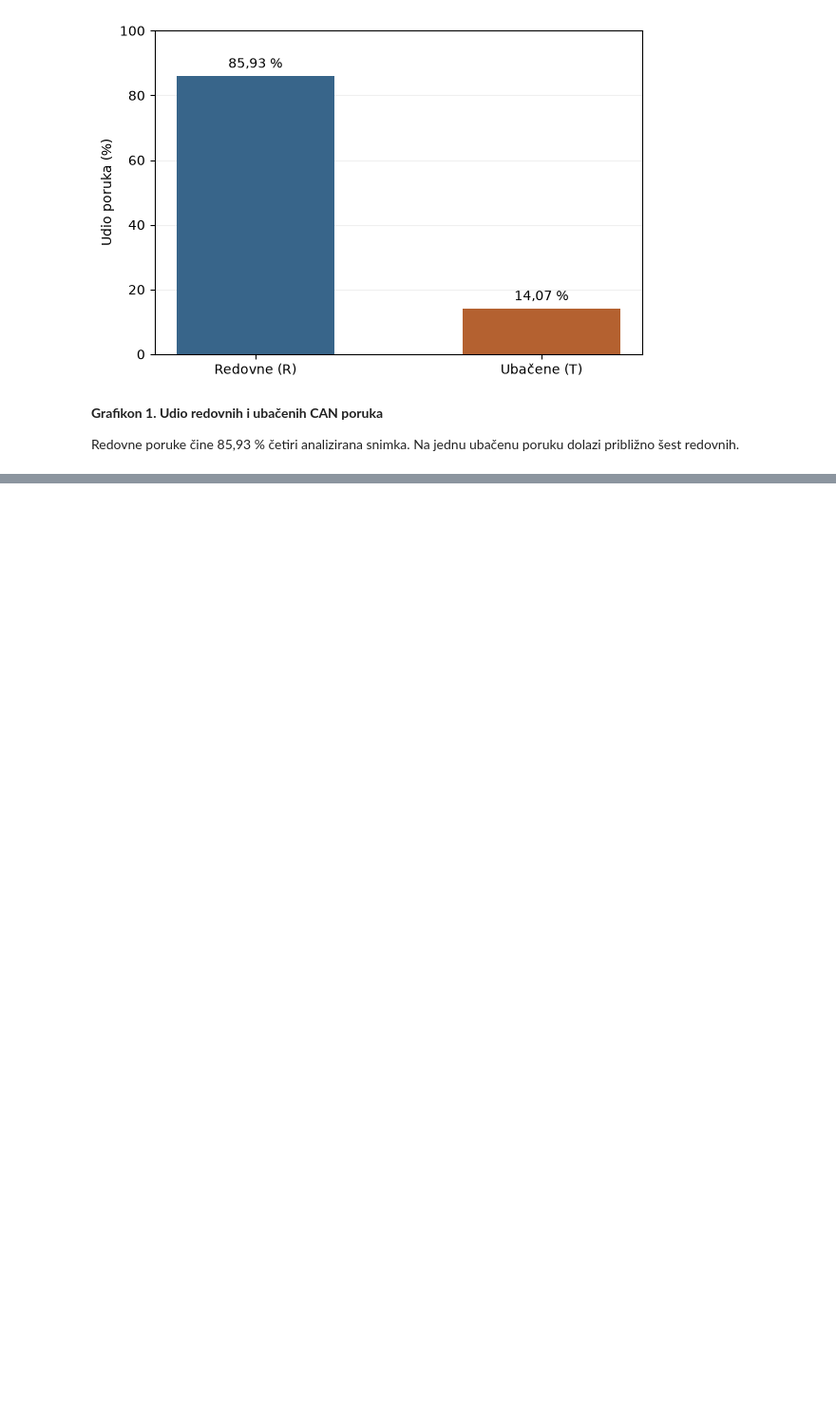
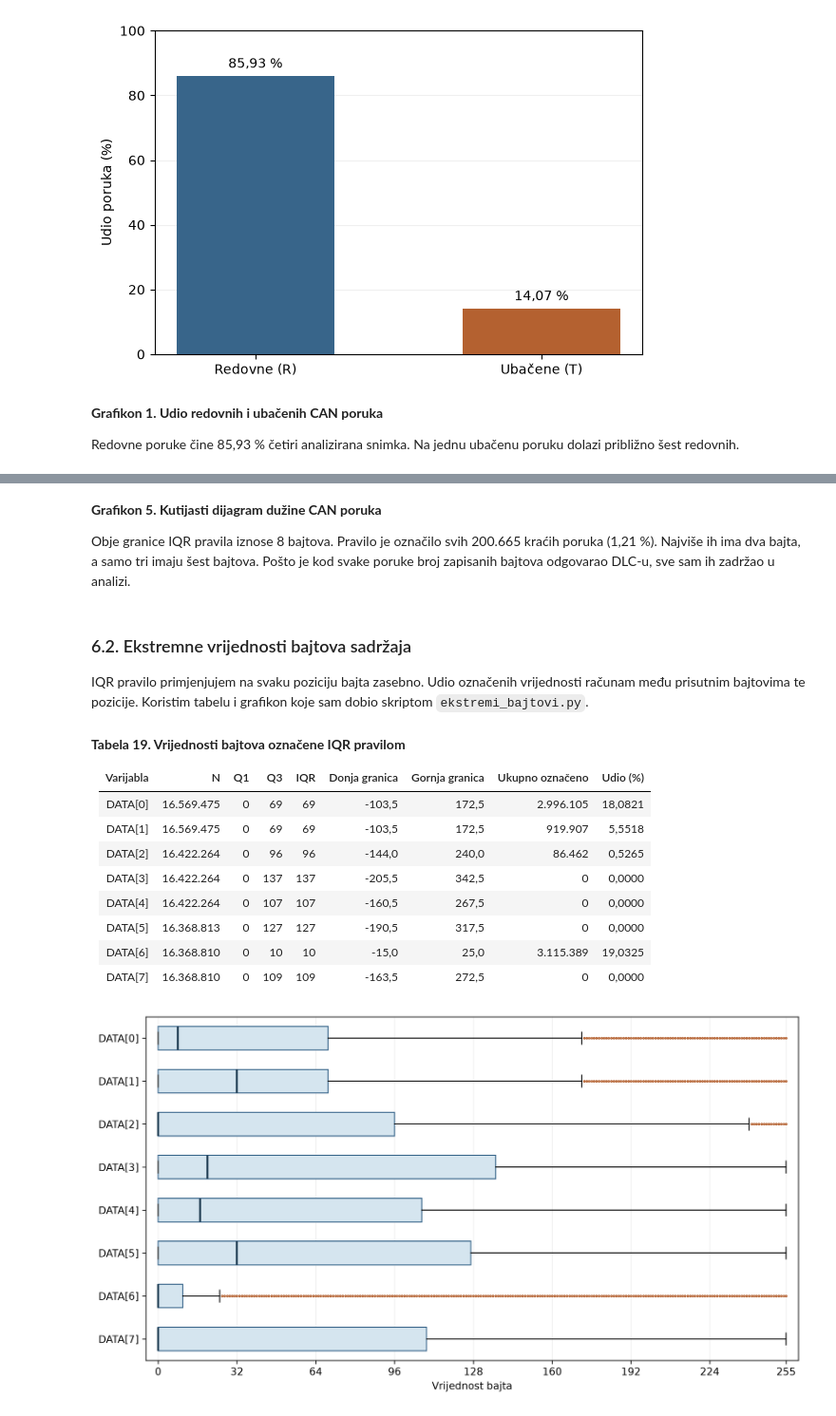
Before and after one commit to KerimOmanovic/can-attack-detection-ml, a Jupyter notebook: EDA_Car_Hacking.ipynb, the cells around one changed output, grey strips where cells are left out. Shown at 95% size. Saved outputs shown, nothing was run; the diff lists cells and outputs as text; code cells hidden in the pictures; blank space fills up the shorter version.

```diff
--- a/EDA_Car_Hacking.ipynb
+++ b/EDA_Car_Hacking.ipynb
@@ -655,0 +966,52 @@ Redovne poruke čine 85,93 % četiri analizirana snimka. Na jednu ubačenu poruk
+# %% [markdown]
+**Grafikon 5. Kutijasti dijagram dužine CAN poruka**
+
+Obje granice IQR pravila iznose 8 bajtova. Pravilo je označilo svih 200.665 kraćih poruka (1,21 %). Najviše ih ima dva bajta, a samo tri imaju šest bajtova. Pošto je kod svake poruke broj zapisanih bajtova odgovarao DLC-u, sve sam ih zadržao u analizi.
+# %% [markdown]
+### 6.2. Ekstremne vrijednosti bajtova sadržaja
+
+IQR pravilo primjenjujem na svaku poziciju bajta zasebno. Udio označenih vrijednosti računam među prisutnim bajtovima te pozicije. Koristim tabelu i grafikon koje sam dobio skriptom `ekstremi_bajtovi.py`.
+# %%
+import csv
+from pathlib import Path
+from IPython.display import Image, Markdown, display
+
+putanja = Path("ekstremi_bajtovi_iqr.csv")
+
+with putanja.open(encoding="utf-8-sig", newline="") as ulaz:
+    redovi = list(csv.DictReader(ulaz, delimiter=";"))
+
+kolone = [
+    "Varijabla", "N", "Q1", "Q3", "IQR", "Donja granica",
+    "Gornja granica", "Ukupno označeno", "Udio (%)",
+]
+
+linije = [
+    "| " + " | ".join(kolone) + " |",
+    "| " + " | ".join(["---"] + ["---:"] * (len(kolone) - 1)) + " |",
+]
+
+for red in redovi:
+    for kolona in ("N", "Ukupno označeno"):
+        red[kolona] = f"{int(red[kolona]):,}".replace(",", ".")
+    linije.append("| " + " | ".join(red[kolona] for kolona in kolone) + " |")
+
+display(Markdown(
+    "**Tabela 19. Vrijednosti bajtova označene IQR pravilom**\n\n"
+    + "\n".join(linije)
+))
+display(Image(filename="grafikon_6_boxplot_bajtovi.png", width=900))
+# %% [output]
+**Tabela 19. Vrijednosti bajtova označene IQR pravilom**
+
+| Varijabla | N | Q1 | Q3 | IQR | Donja granica | Gornja granica | Ukupno označeno | Udio (%) |
+| --- | ---: | ---: | ---: | ---: | ---: | ---: | ---: | ---: |
+| DATA[0] | 16.569.475 | 0 | 69 | 69 | -103,5 | 172,5 | 2.996.105 | 18,0821 |
+| DATA[1] | 16.569.475 | 0 | 69 | 69 | -103,5 | 172,5 | 919.907 | 5,5518 |
+| DATA[2] | 16.422.264 | 0 | 96 | 96 | -144,0 | 240,0 | 86.462 | 0,5265 |
+| DATA[3] | 16.422.264 | 0 | 137 | 137 | -205,5 | 342,5 | 0 | 0,0000 |
+| DATA[4] | 16.422.264 | 0 | 107 | 107 | -160,5 | 267,5 | 0 | 0,0000 |
+| DATA[5] | 16.368.813 | 0 | 127 | 127 | -190,5 | 317,5 | 0 | 0,0000 |
+| DATA[6] | 16.368.810 | 0 | 10 | 10 | -15,0 | 25,0 | 3.115.389 | 19,0325 |
+| DATA[7] | 16.368.810 | 0 | 109 | 109 | -163,5 | 272,5 | 0 | 0,0000 |
+[figure, added]
```
Also changed, not shown: parts of 51 cells of this notebook, 33 other files.
